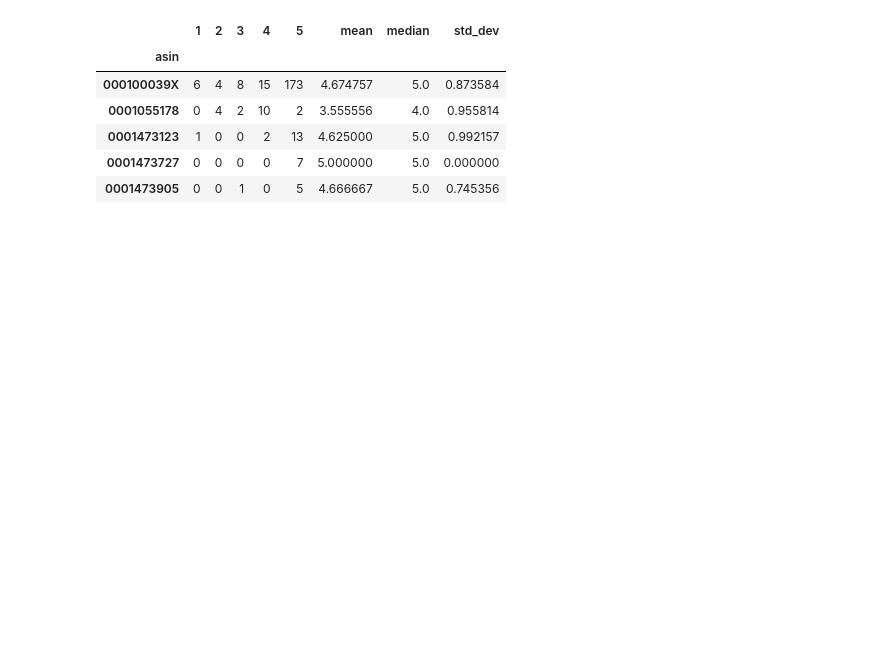
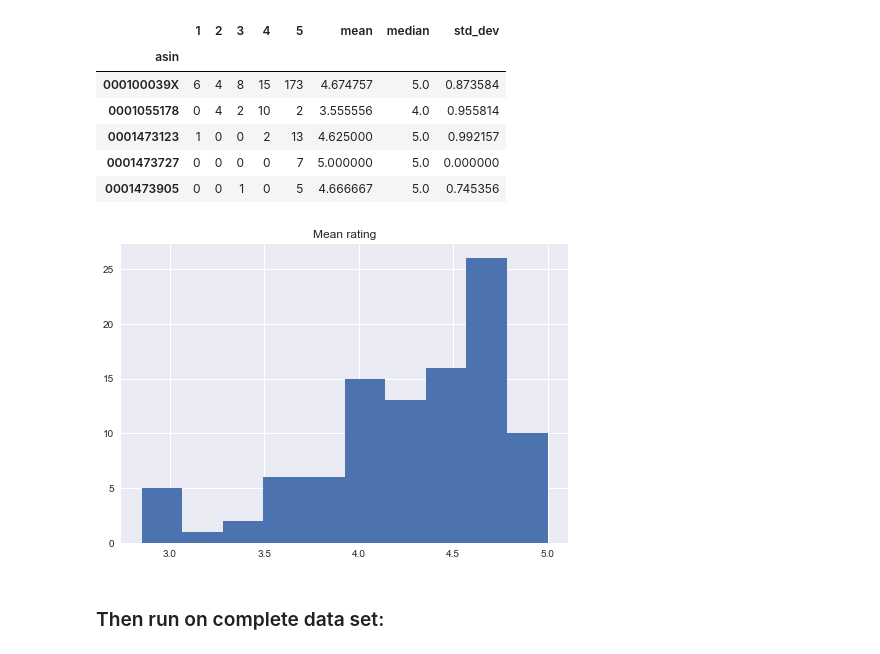
Before and after one commit to adamkozak/ADA2017-project, a Jupyter notebook: Project/Positive-negative-controversial.ipynb, the cells around one changed output. Drawn from its saved outputs; the diff is of its cells as text; code cells hidden in the pictures; blank space fills up the shorter version.

```diff
--- a/Project/Positive-negative-controversial.ipynb
+++ b/Project/Positive-negative-controversial.ipynb
@@ -44,3 +48,11 @@ reviews_df_small.head()
 | 0001473123 | 1 | 0 | 0 | 2 | 13 | 4.625000 | 5.0 | 0.992157 |
 | 0001473727 | 0 | 0 | 0 | 0 | 7 | 5.000000 | 5.0 | 0.000000 |
 | 0001473905 | 0 | 0 | 1 | 0 | 5 | 4.666667 | 5.0 | 0.745356 |
+# %%
+plt.hist(reviews_df_small['mean'])
+plt.title('Mean rating')
+plt.show()
+# %% [output]
+[figure, added]
+# %% [markdown]
+### Then run on complete data set:
```
Also changed, not shown: parts of 12 cells of this notebook.
